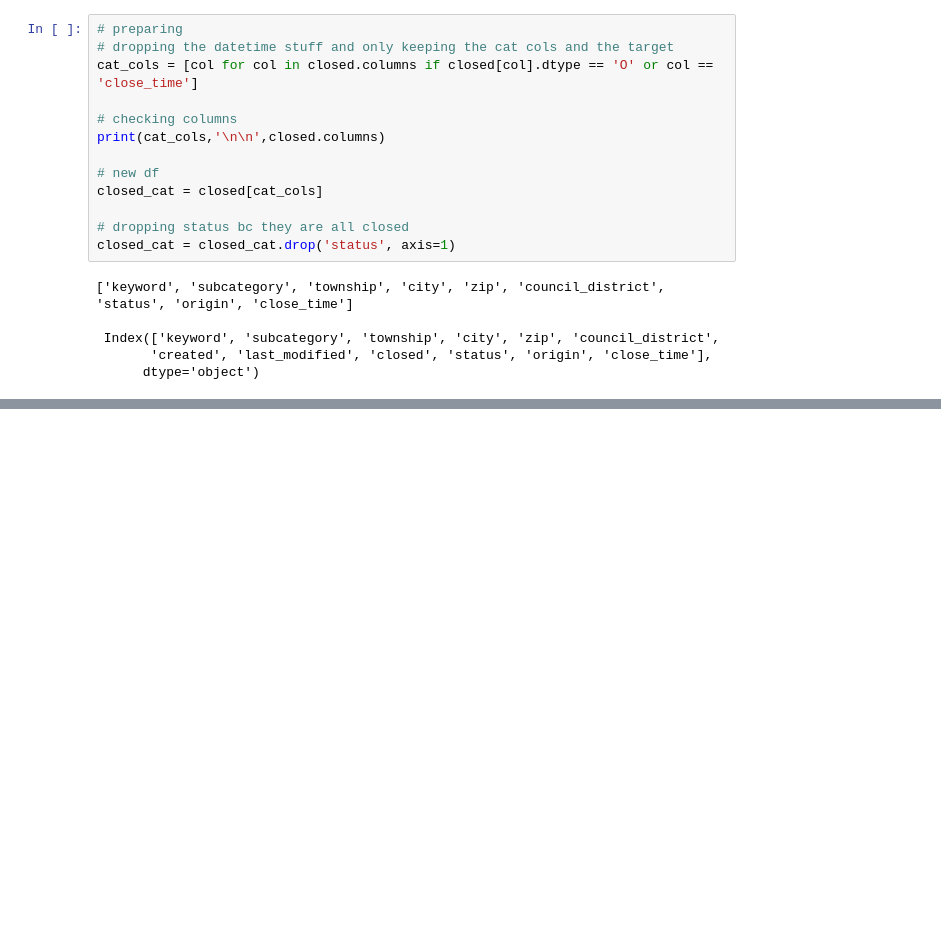
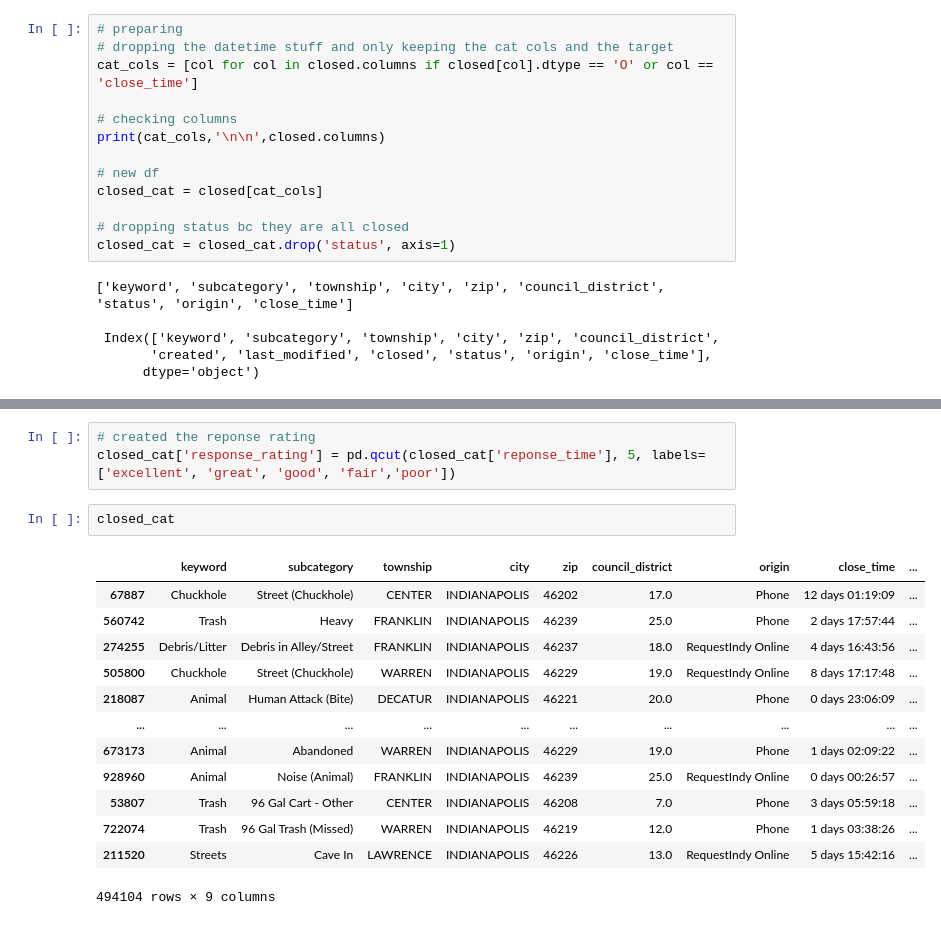
Before and after one commit to aaron-mv-moore/indy-action-time, a Jupyter notebook: work-notebooks/01_working_explore.ipynb, the cells around one changed output, grey strips where cells are left out. Saved outputs shown, nothing was run; the diff lists cells and outputs as text; blank space fills up the shorter version.

```diff
--- a/work-notebooks/01_working_explore.ipynb
+++ b/work-notebooks/01_working_explore.ipynb
@@ -249,0 +323,19 @@ Univariate assessment of feature council_district:
+# %%
+# created the reponse rating
+closed_cat['response_rating'] = pd.qcut(closed_cat['reponse_time'], 5, labels=['excellent', 'great', 'good', 'fair','poor'])
+# %%
+closed_cat
+# %% [output]
+|  | keyword | subcategory | township | city | zip | council_district | origin | close_time | ... |
+| 67887 | Chuckhole | Street (Chuckhole) | CENTER | INDIANAPOLIS | 46202 | 17.0 | Phone | 12 days 01:19:09 | ... |
+| 560742 | Trash | Heavy | FRANKLIN | INDIANAPOLIS | 46239 | 25.0 | Phone | 2 days 17:57:44 | ... |
+| 274255 | Debris/Litter | Debris in Alley/Street | FRANKLIN | INDIANAPOLIS | 46237 | 18.0 | RequestIndy Online | 4 days 16:43:56 | ... |
+| 505800 | Chuckhole | Street (Chuckhole) | WARREN | INDIANAPOLIS | 46229 | 19.0 | RequestIndy Online | 8 days 17:17:48 | ... |
+| 218087 | Animal | Human Attack (Bite) | DECATUR | INDIANAPOLIS | 46221 | 20.0 | Phone | 0 days 23:06:09 | ... |
+| ... | ... | ... | ... | ... | ... | ... | ... | ... | ... |
+| 673173 | Animal | Abandoned | WARREN | INDIANAPOLIS | 46229 | 19.0 | Phone | 1 days 02:09:22 | ... |
+| 928960 | Animal | Noise (Animal) | FRANKLIN | INDIANAPOLIS | 46239 | 25.0 | RequestIndy Online | 0 days 00:26:57 | ... |
+| 53807 | Trash | 96 Gal Cart - Other | CENTER | INDIANAPOLIS | 46208 | 7.0 | Phone | 3 days 05:59:18 | ... |
+| 722074 | Trash | 96 Gal Trash (Missed) | WARREN | INDIANAPOLIS | 46219 | 12.0 | Phone | 1 days 03:38:26 | ... |
+| 211520 | Streets | Cave In | LAWRENCE | INDIANAPOLIS | 46226 | 13.0 | RequestIndy Online | 5 days 15:42:16 | ... |
+494104 rows × 9 columns
```
Also changed, not shown: parts of 31 cells of this notebook.
